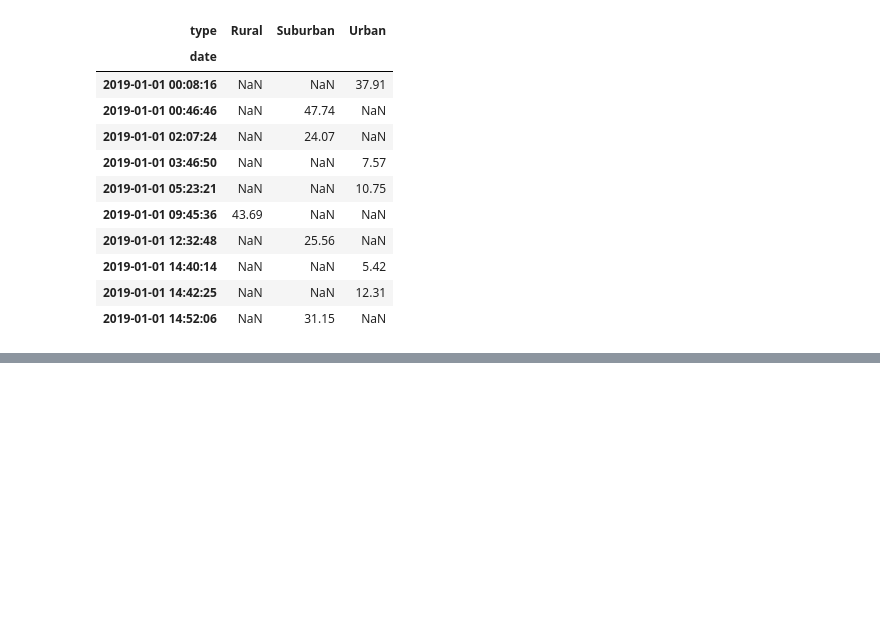
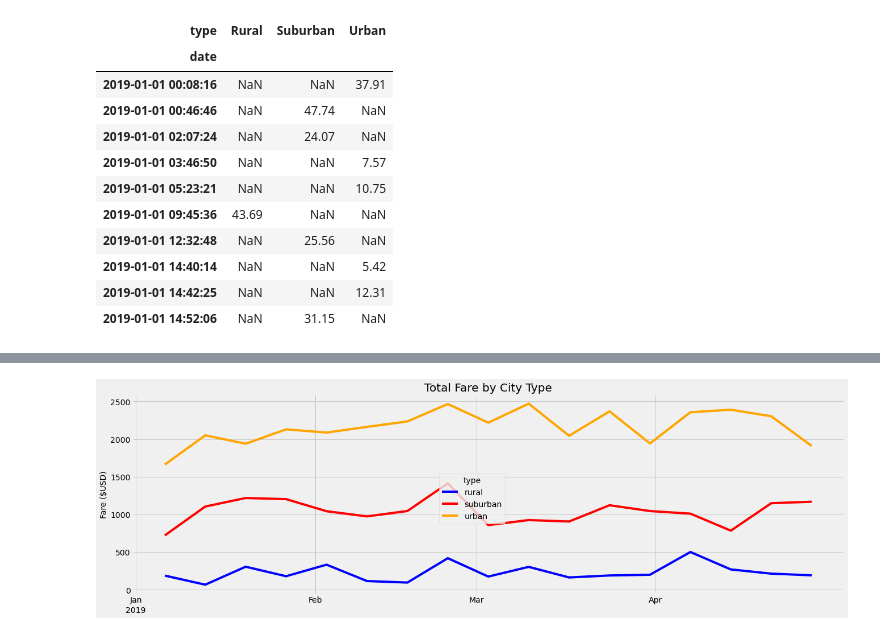
Before and after one commit to fwhite2397/PyBer_Analysis, a Jupyter notebook: PyBer_Challenge.ipynb, the cells around one changed output, grey strips where cells are left out. Saved outputs shown, nothing was run; the diff lists cells and outputs as text; code cells hidden in the pictures; blank space fills up the shorter version.

```diff
--- a/PyBer_Challenge.ipynb
+++ b/PyBer_Challenge.ipynb
@@ -300,3 +318,29 @@ type_total_fares_by_date_pivot_week
 from matplotlib import style
 # Use the graph style fivethirtyeight.
 style.use('fivethirtyeight')
+# %%
+# Set the x_axis to a list of string for each month.
+type_total_fares_by_date_pivot_week = type_total_fares_by_date_pivot_week.reset_index()
+# %%
+import matplotlib.dates as md
+fig, ax = plt.subplots(figsize=(20, 6), sharex=True, squeeze=True)
+
+ax.set_title("Total Fare by City Type",fontsize=20)
+ax.set_ylabel("Fare ($USD)",fontsize=14)
+ax.set_xlabel("2019",fontsize=14, horizontalalignment="left", x=-0.01)
+
+line1, = plt.plot(type_total_fares_by_date_pivot_week["date"], type_total_fares_by_date_pivot_week["Urban"], color="orange" )
+line2, = plt.plot(type_total_fares_by_date_pivot_week["date"], type_total_fares_by_date_pivot_week["Suburban"], color="red")
+line3, = plt.plot(type_total_fares_by_date_pivot_week["date"], type_total_fares_by_date_pivot_week["Rural"], color="blue")
+
+
+ax.xaxis.set_major_locator(md.MonthLocator(interval=1))
+ax.xaxis.set_major_formatter(md.DateFormatter('%b'))
+
+fig.legend([line3, line2, line1], ["rural", "suburban", "urban"], loc="center", title="type")
+
+xticks = ax.xaxis.get_major_ticks()
+xticks[-1].set_visible(False)
+plt.show()
+# %% [output]
+[figure, added]
```
Also changed, not shown: parts of 4 cells of this notebook.
